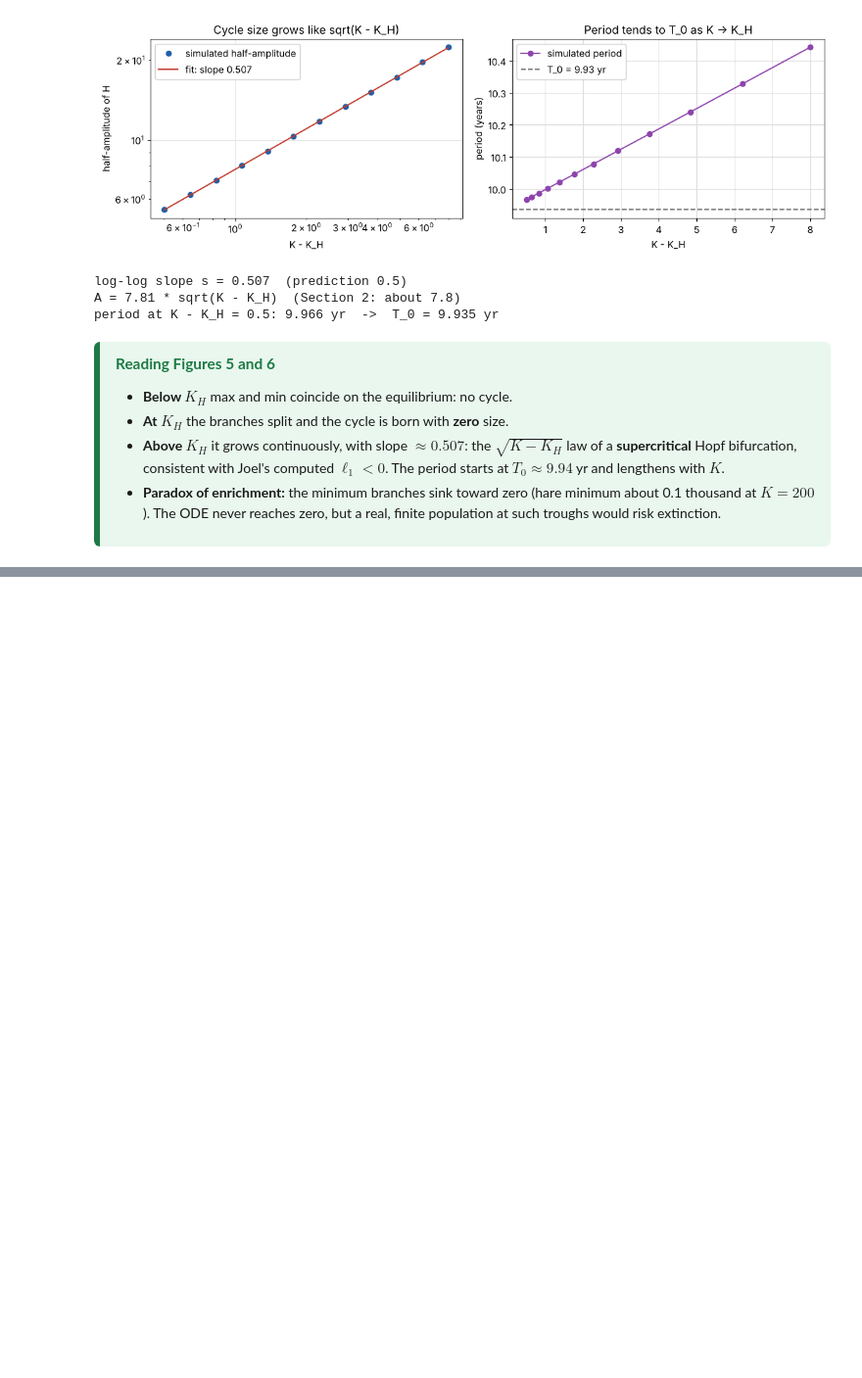
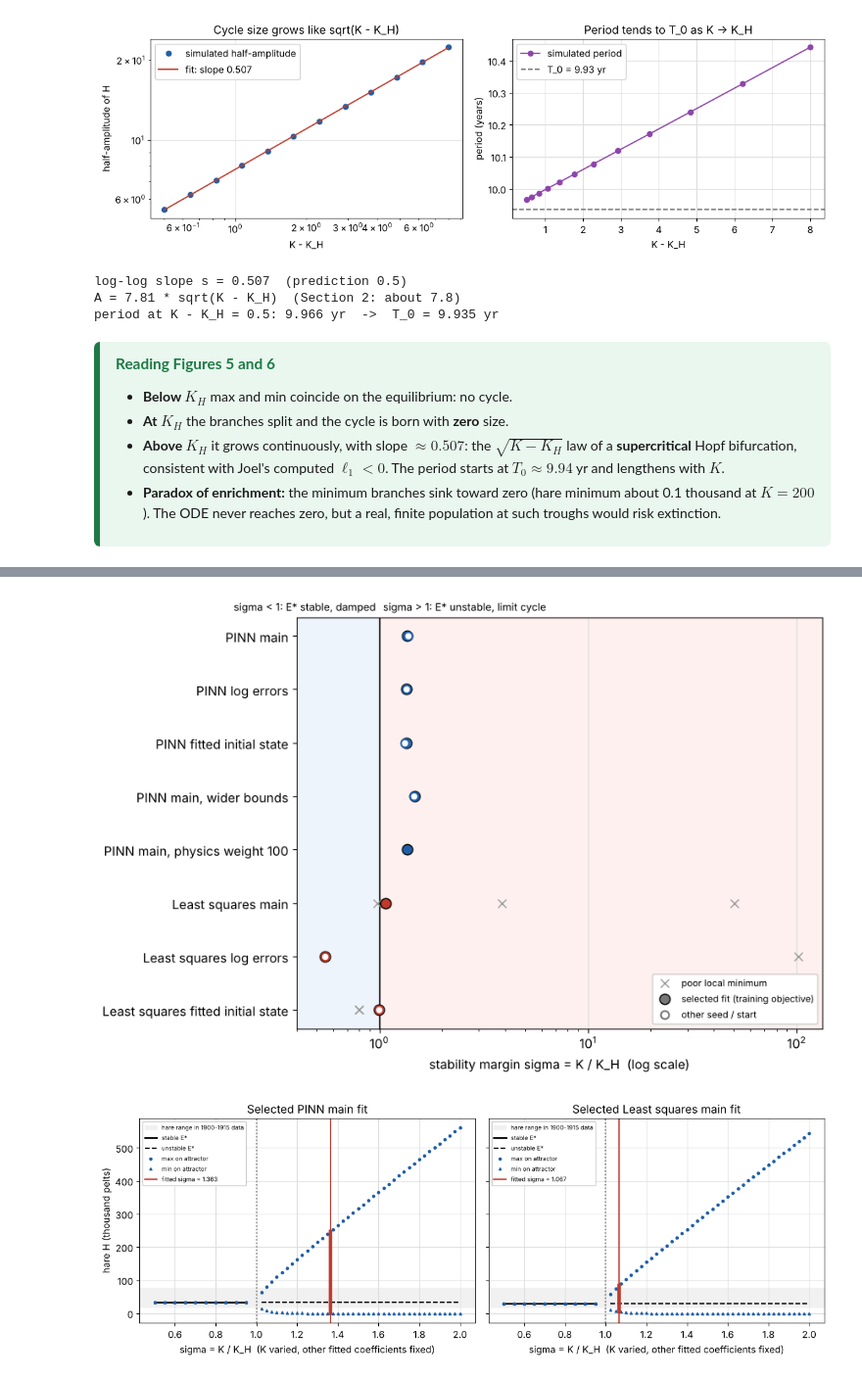
Before and after one commit to FriedelCraft/lynx-hare-project, a Jupyter notebook: notebooks/rishi_simulations.ipynb, the cells around one changed output, grey strips where cells are left out. Shown at 98% size. Cells and saved outputs as stored; diff of their text form; code cells hidden in the pictures; blank space fills up the shorter version.

Commit message:
Executed simulation notebook with historical placement section
Co-Authored-By: Claude Opus 5.5 <noreply@anthropic.com>
Claude-Session: https://claude.ai/code/session_01UpmSgn8Y3U5CToxryd8rPQ

```diff
--- a/notebooks/rishi_simulations.ipynb
+++ b/notebooks/rishi_simulations.ipynb
@@ -641,0 +782,10 @@ period at K - K_H = 0.5: 9.966 yr  ->  T_0 = 9.935 yr
+# %%
+import runpy
+placement = runpy.run_path(str(ROOT / "scripts" / "rishi_historical_placement.py"))
+res = placement["compute"]()
+print(f"model.solve reconstruction difference: {res['summary']['reconstruction_max_abs_difference']:.1e}")
+cols = ["label", "sigma", "regime", "eigenvalue", "efold_years", "linear_period",
+        "first_century_period", "first_century_lag", "cycle_H_range", "cycle_period", "parameters_on_bounds"]
+display(pd.DataFrame([r for r in res["table"] if r["selected"]])[cols].set_index("label"))
+for k, (lo, hi) in res["summary"]["sigma_range_by_group_excluding_poor_minima"].items():
+    print(f"{k:38s} sigma in [{lo:.3f}, {hi:.3f}]")
@@ -641,0 +813,7 @@ period at K - K_H = 0.5: 9.966 yr  ->  T_0 = 9.935 yr
+# %%
+fig_sigma, fig_bif = placement["figures"](res)
+display(fig_sigma, fig_bif)
+plt.close("all")
+# %% [output]
+[figure, added]
+[figure, added]
```
Also changed, not shown: parts of 9 cells of this notebook.
